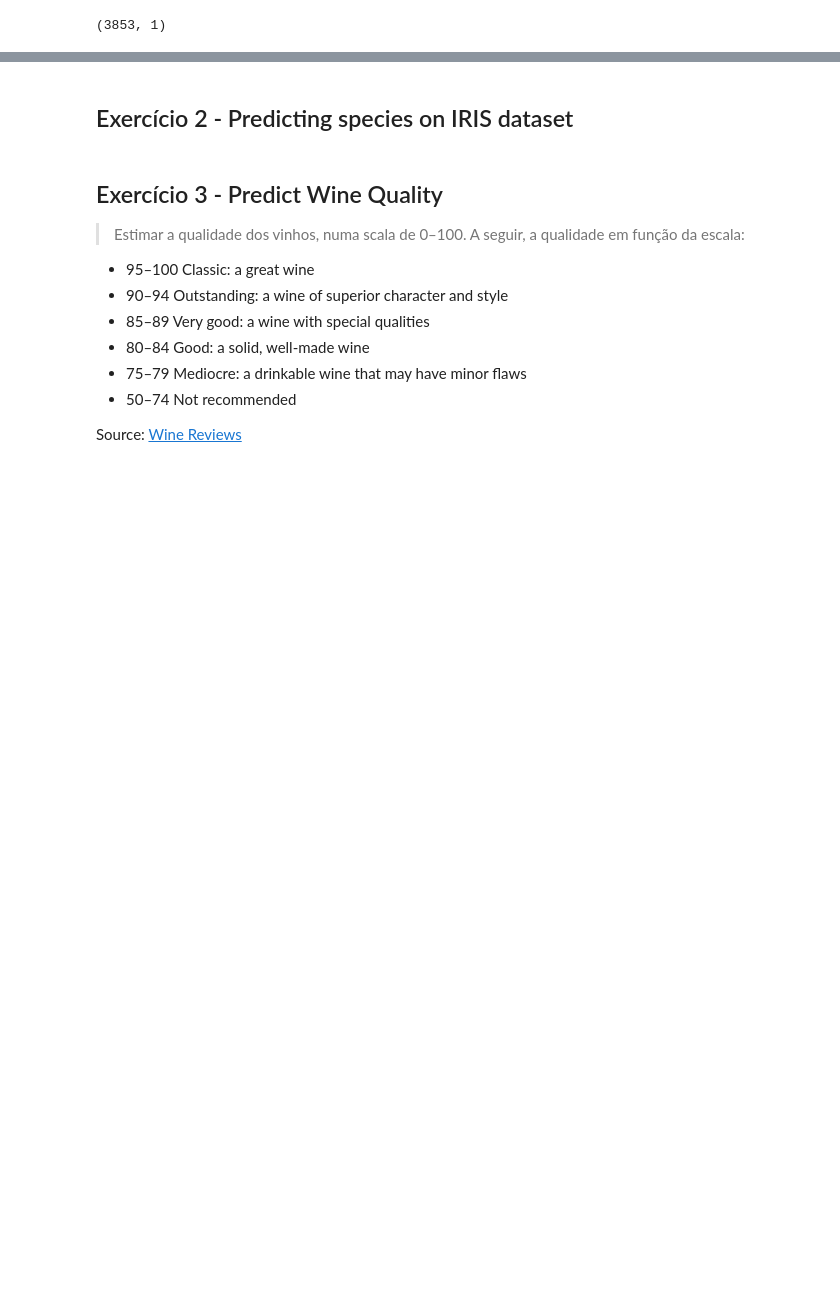
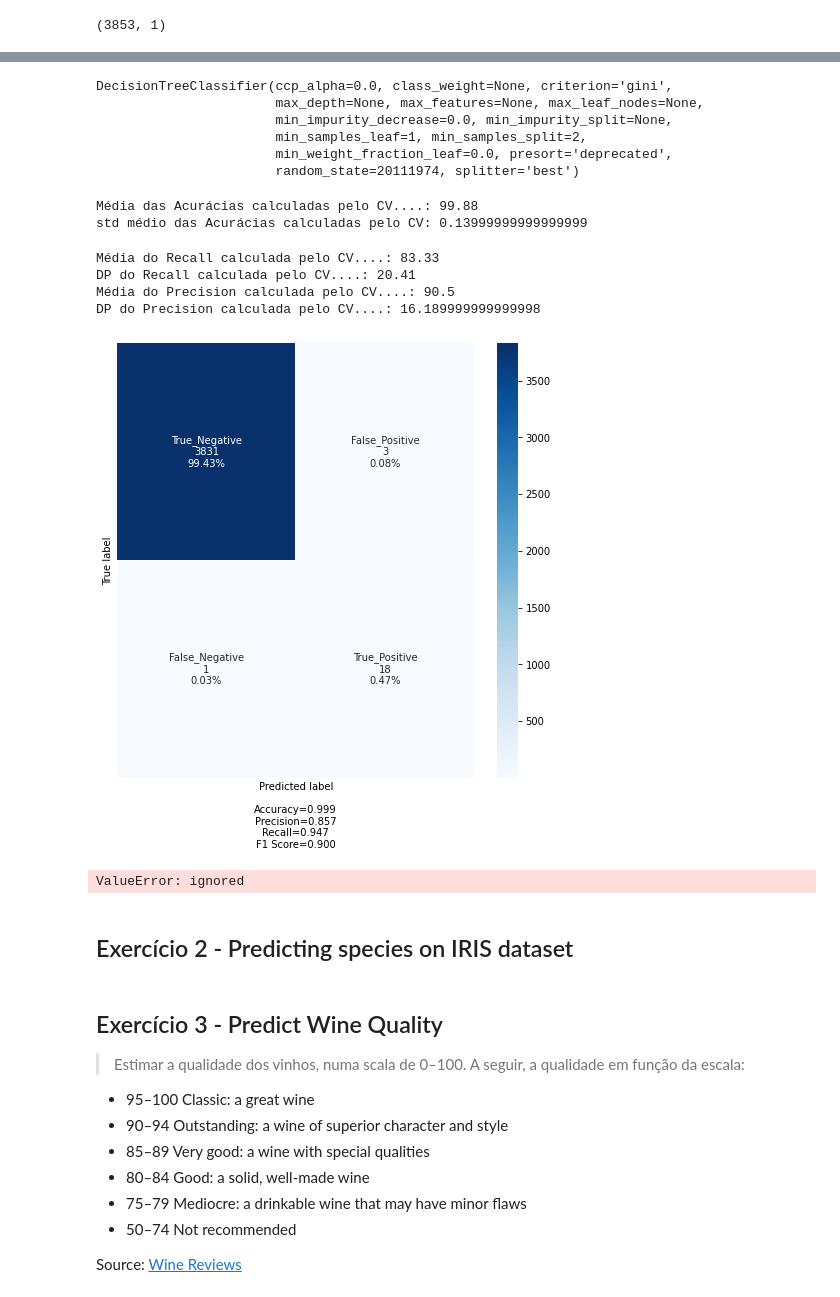
Before and after one commit to Mvital74/datasharing, a Jupyter notebook: Notebooks/NB15_00__Machine_Learning___DSWP.ipynb, the cells around one changed output, grey strips where cells are left out. Drawn from its saved outputs; the diff is of its cells as text; code cells hidden in the pictures; blank space fills up the shorter version.

```diff
--- a/Notebooks/NB15_00__Machine_Learning___DSWP.ipynb
+++ b/Notebooks/NB15_00__Machine_Learning___DSWP.ipynb
@@ -1796,6 +1796,8 @@ df_cc2 = df_cc.copy()
 df_cc.shape
 # %% [output]
 (12842, 31)
+# %%
+df_cc2.dropna(inplace=True)
 # %%
 df_cc2.shape
 # %% [output]
@@ -1862,0 +1968,60 @@ y_train.shape
+# %%
+from sklearn.tree import DecisionTreeClassifier
+
+# Instancia com os parâmetros sugeridos para se evitar overfitting:
+ml_DT= DecisionTreeClassifier(criterion = 'gini',
+                              splitter = 'best',
+                              max_depth = None,
+                              min_samples_split = 2,
+                              min_samples_leaf = 1,
+                              min_weight_fraction_leaf = 0.0,
+                              max_features = None,
+                              random_state = i_Seed,
+                              max_leaf_nodes = None,
+                              min_impurity_decrease = 0.0,
+                              min_impurity_split = None,
+                              class_weight = None)
+# %%
+ml_DT.fit(x_train, y_train)
+# %% [output]
+DecisionTreeClassifier(ccp_alpha=0.0, class_weight=None, criterion='gini',
+                       max_depth=None, max_features=None, max_leaf_nodes=None,
+                       min_impurity_decrease=0.0, min_impurity_split=None,
+                       min_samples_leaf=1, min_samples_split=2,
+                       min_weight_fraction_leaf=0.0, presort='deprecated',
+                       random_state=20111974, splitter='best')
+# %%
+a_scores_CV = cross_val_score(ml_DT, x_train, y_train, cv = 10)
+
+print(f'Média das Acurácias calculadas pelo CV....: {100*round(a_scores_CV.mean(),4)}')
+print(f'std médio das Acurácias calculadas pelo CV: {100*round(a_scores_CV.std(),4)}')
+# %% [output]
+Média das Acurácias calculadas pelo CV....: 99.88
+std médio das Acurácias calculadas pelo CV: 0.13999999999999999
+# %%
+from sklearn.preprocessing import LabelBinarizer
+lb = LabelBinarizer()
+y_train2 = np.array([number[0] for number in lb.fit_transform(y_train)])
+
+recall = cross_val_score(ml_DT, x_train, y_train2, cv=10, scoring='recall')
+print(f'Média do Recall calculada pelo CV....: {100*round(recall.mean(),4)}')
+print(f'DP do Recall calculada pelo CV....: {100*round(recall.std(),4)}')
+precision = cross_val_score(ml_DT, x_train, y_train, cv=10, scoring='precision')
+print(f'Média do Precision calculada pelo CV....: {100*round(precision.mean(),4)}')
+print(f'DP do Precision calculada pelo CV....: {100*round(precision.std(),4)}')
+# %% [output]
+Média do Recall calculada pelo CV....: 83.33
+DP do Recall calculada pelo CV....: 20.41
+Média do Precision calculada pelo CV....: 90.5
+DP do Precision calculada pelo CV....: 16.189999999999998
+# %%
+y_pred = ml_DT.predict(x_test)
+# %%
+import matplotlib.pyplot as plt
+# Confusion Matrix
+cf_matrix = confusion_matrix(y_test, y_pred)
+cf_labels = ['True_Negative', 'False_Positive', 'False_Negative', 'True_Positive']
+cf_categories = ['Zero', 'One']
+mostra_confusion_matrix(cf_matrix, group_names= cf_labels, categories= cf_categories)
+# %% [output]
+[figure, added]
@@ -1863,3 +2124,7 @@ y_train.shape
+# %%
+ml_DT2, best_params = GridSearchOptimizer(ml_DT, 'ml_DT2', d_parametros_DT, x_train, x_test, y_train, y_test, cv = 10)
+# %% [output]
+ValueError: ignored
 # %% [markdown]
 ## Exercício 2 - Predicting species on IRIS dataset
 # %%
```
Also changed, not shown: parts of 8 cells of this notebook.
